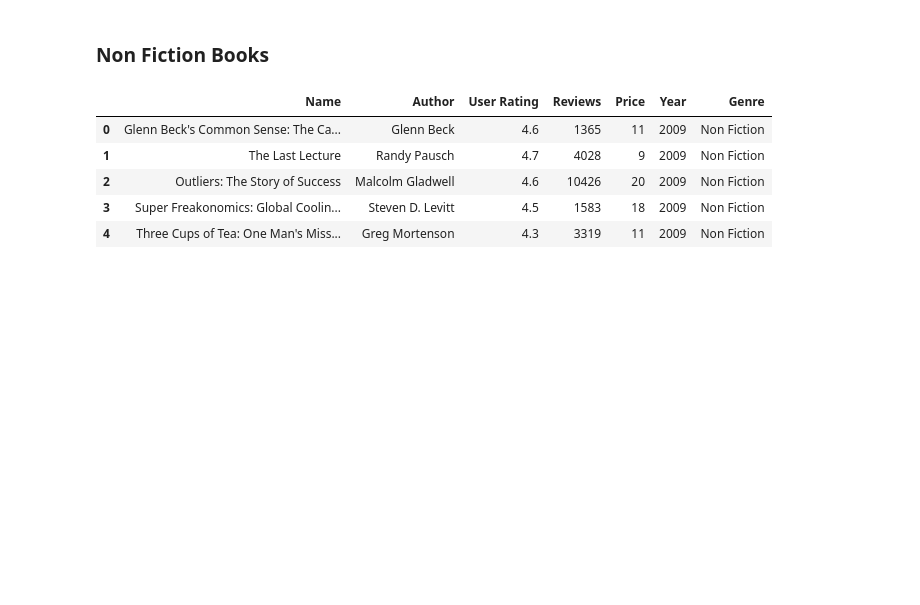
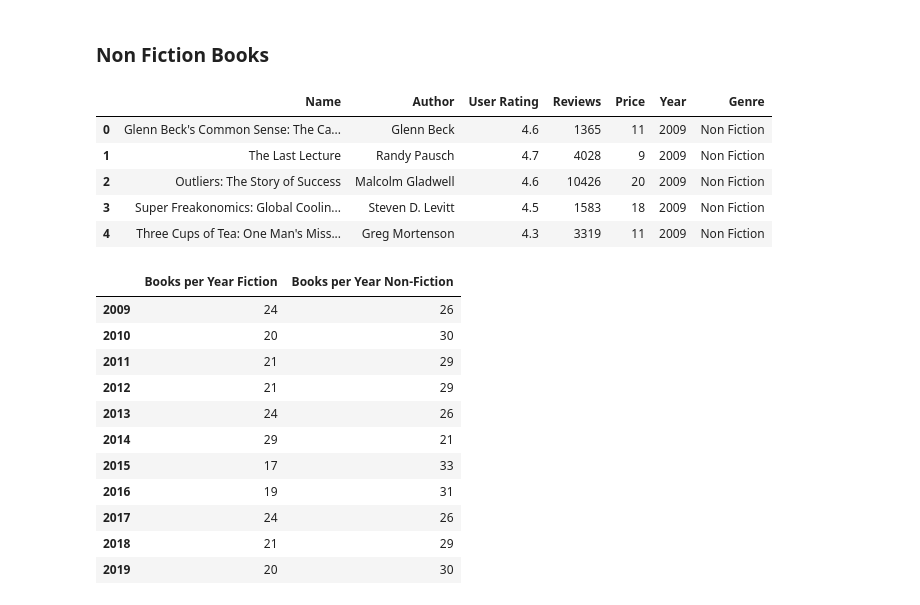
Before and after one commit to calra123/Amazon-Bestsellers-Dashboard, a Jupyter notebook: data_setup.ipynb, the cells around one changed output. Saved outputs shown, nothing was run; the diff lists cells and outputs as text; code cells hidden in the pictures; blank space fills up the shorter version.

```diff
--- a/data_setup.ipynb
+++ b/data_setup.ipynb
@@ -66,0 +71,15 @@ non_fiction_books.head()
+# %%
+books_count
+# %% [output]
+|  | Books per Year Fiction | Books per Year Non-Fiction |
+| 2009 | 24 | 26 |
+| 2010 | 20 | 30 |
+| 2011 | 21 | 29 |
+| 2012 | 21 | 29 |
+| 2013 | 24 | 26 |
+| 2014 | 29 | 21 |
+| 2015 | 17 | 33 |
+| 2016 | 19 | 31 |
+| 2017 | 24 | 26 |
+| 2018 | 21 | 29 |
+| 2019 | 20 | 30 |
```
Also changed, not shown: parts of 4 cells of this notebook, 1 other file.
